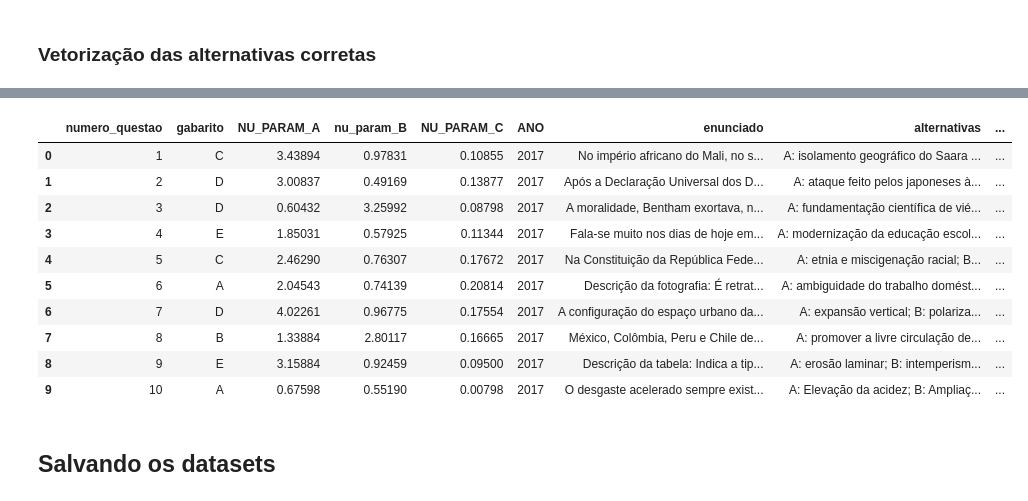
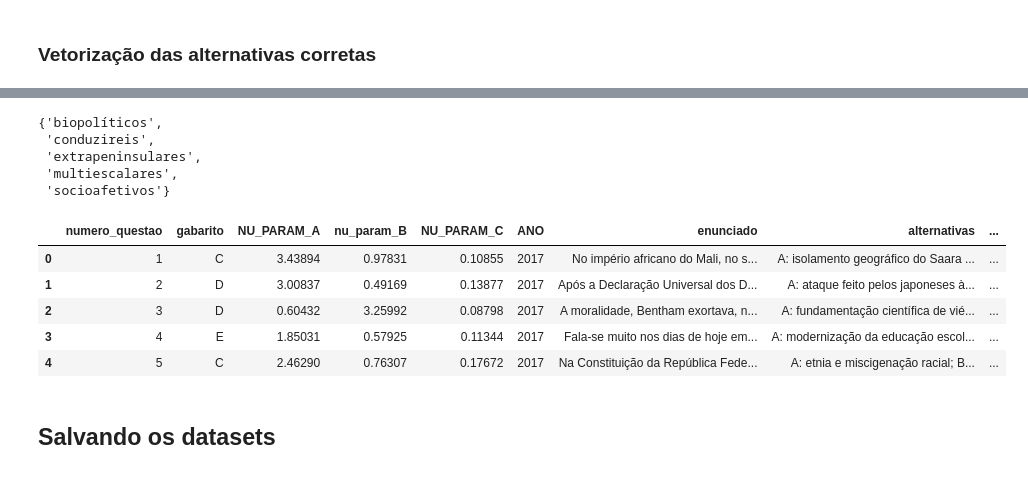
Before and after one commit to ciziks/enem-embbedings-social-questions, a Jupyter notebook: notebooks/4. Tokenização.ipynb, the cells around one changed output, grey strips where cells are left out. Cells and saved outputs as stored; diff of their text form; code cells hidden in the pictures.

```diff
--- a/notebooks/4. Tokenização.ipynb
+++ b/notebooks/4. Tokenização.ipynb
@@ -11,6 +11,6 @@ import re
 from gensim.models import KeyedVectors
 # %%
 # Leitura do dataset
-df_enem = pd.read_csv('/content/drive/MyDrive/PCD3/enem_data.csv')
+df_enem = pd.read_csv('../data/cleaned_data.csv')
 df_enem.head(10)
 # %% [output]
@@ -38,3 +27,0 @@ def extrair_alternativa_correta(linha):
-# %%
-df_enem["alternativa_correta"] = df_enem.apply(extrair_alternativa_correta, axis=1)
-df_enem.head(10)
@@ -111,17 +101,20 @@ len(not_found_words_gabarito)
+# %%
+not_found_words_gabarito
+# %% [output]
+{'biopolíticos',
+ 'conduzireis',
+ 'extrapeninsulares',
+ 'multiescalares',
+ 'socioafetivos'}
 # %%
-df_enem.head(10)
+df_enem.head(5)
 # %% [output]
 |  | numero_questao | gabarito | NU_PARAM_A | nu_param_B | NU_PARAM_C | ANO | enunciado | alternativas | ... |
 | 0 | 1 | C | 3.43894 | 0.97831 | 0.10855 | 2017 | No império africano do Mali, no s... | A: isolamento geográﬁco do Saara ... | ... |
 | 1 | 2 | D | 3.00837 | 0.49169 | 0.13877 | 2017 | Após a Declaração Universal dos D... | A: ataque feito pelos japoneses à... | ... |
 | 2 | 3 | D | 0.60432 | 3.25992 | 0.08798 | 2017 | A moralidade, Bentham exortava, n... | A: fundamentação cientíﬁca de vié... | ... |
 | 3 | 4 | E | 1.85031 | 0.57925 | 0.11344 | 2017 | Fala-se muito nos dias de hoje em... | A: modernização da educação escol... | ... |
 | 4 | 5 | C | 2.46290 | 0.76307 | 0.17672 | 2017 | Na Constituição da República Fede... | A: etnia e miscigenação racial; B... | ... |
-| 5 | 6 | A | 2.04543 | 0.74139 | 0.20814 | 2017 | Descrição da fotografia: É retrat... | A: ambiguidade do trabalho domést... | ... |
-| 6 | 7 | D | 4.02261 | 0.96775 | 0.17554 | 2017 | A conﬁguração do espaço urbano da... | A: expansão vertical; B: polariza... | ... |
-| 7 | 8 | B | 1.33884 | 2.80117 | 0.16665 | 2017 | México, Colômbia, Peru e Chile de... | A: promover a livre circulação de... | ... |
-| 8 | 9 | E | 3.15884 | 0.92459 | 0.09500 | 2017 | Descrição da tabela: Indica a tip... | A: erosão laminar; B: intemperism... | ... |
-| 9 | 10 | A | 0.67598 | 0.55190 | 0.00798 | 2017 | O desgaste acelerado sempre exist... | A: Elevação da acidez; B: Ampliaç... | ... |
 # %% [markdown]
 ## Salvando os datasets
 # %%
```
Also changed, not shown: parts of 10 cells of this notebook, 1 other file.
